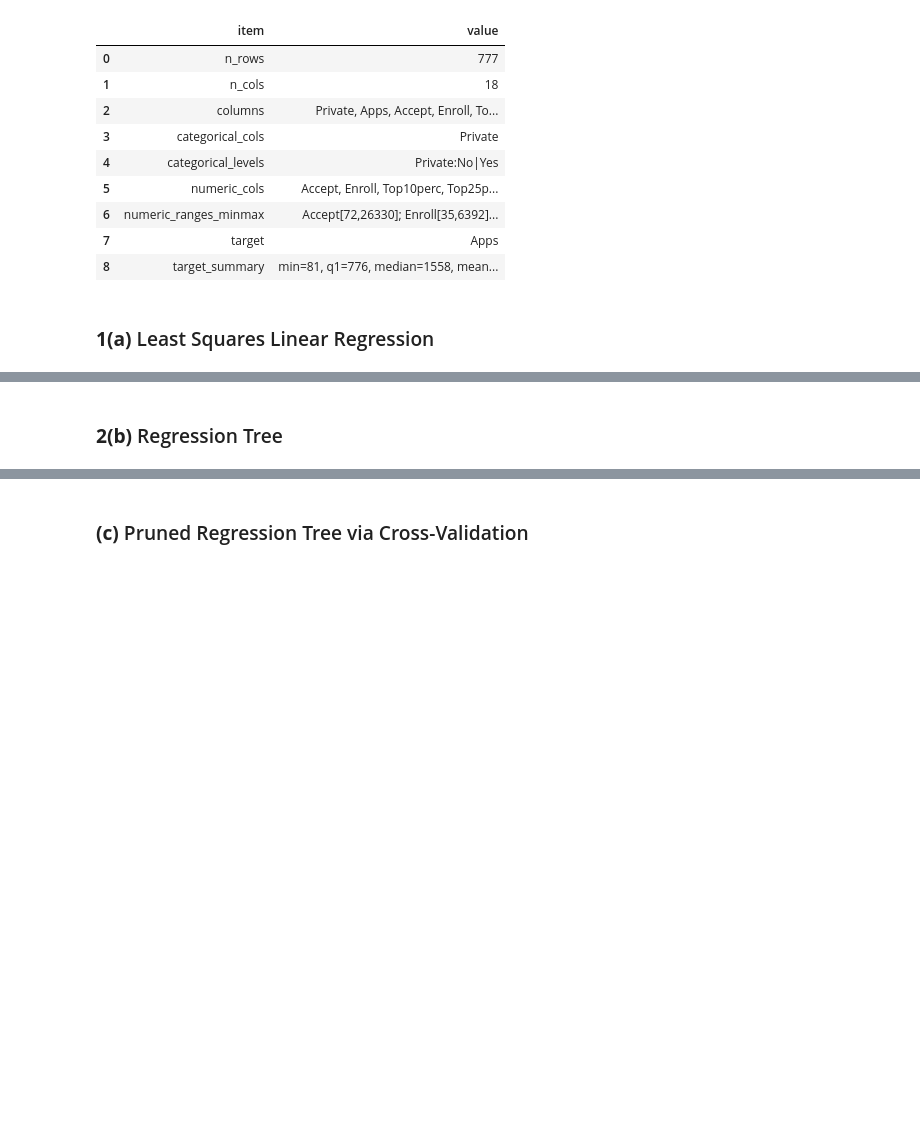
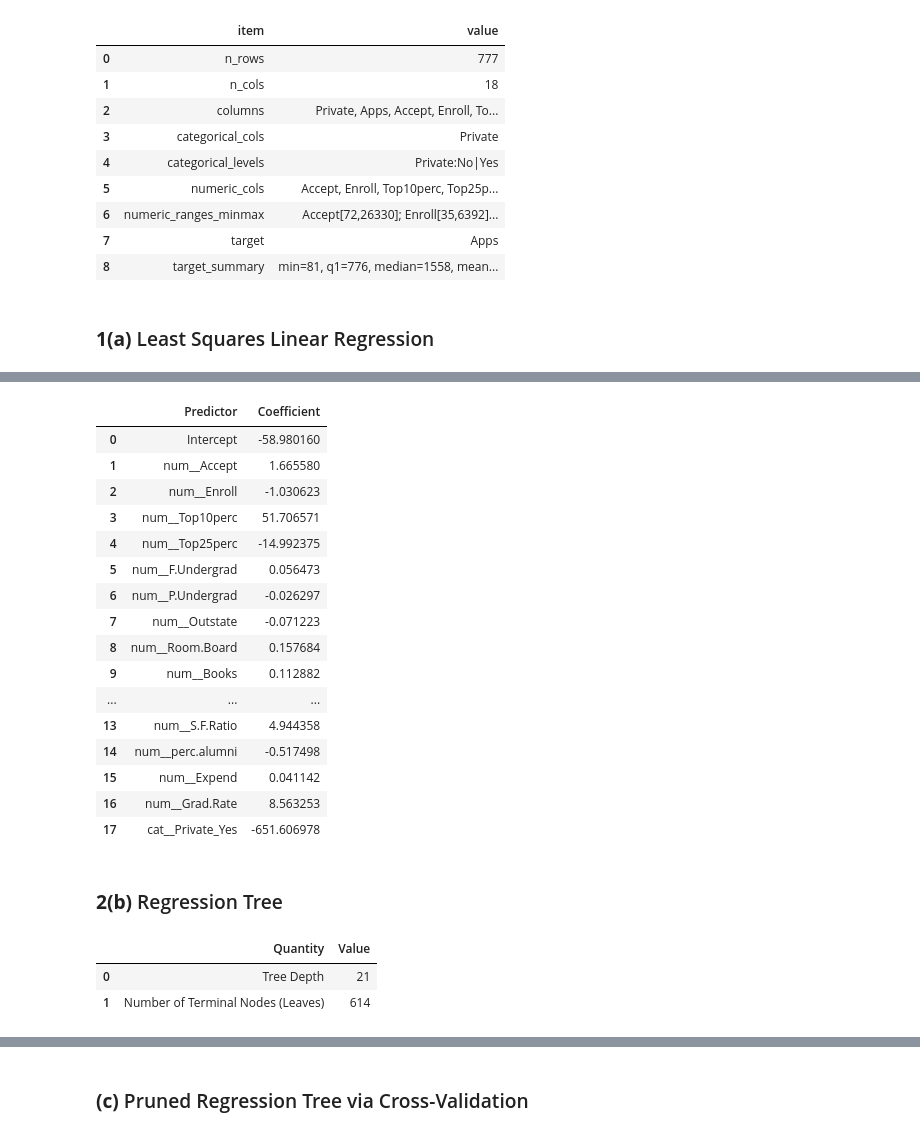
Before and after one commit to etoobian/STAT587_DS1_HW2, a Jupyter notebook: notebooks/STAT587_HW2.ipynb, the cells around one changed output, grey strips where cells are left out. Saved outputs shown, nothing was run; the diff lists cells and outputs as text; code cells hidden in the pictures; blank space fills up the shorter version.

```diff
--- a/notebooks/STAT587_HW2.ipynb
+++ b/notebooks/STAT587_HW2.ipynb
@@ -437,31 +435,52 @@ Test  RMSE:  1221.6559986506354
 # %%
 # Extract fitted linear model
 q1a_lr = q1a_lm.named_steps["model"]
 
 # Get feature names after preprocessing
 q1a_feature_names = q1a_lm.named_steps["preprocess"].get_feature_names_out()
 
 # Build coefficient table
 q1a_coef_tbl = pd.DataFrame(
     {
         "Predictor": ["Intercept"] + q1a_feature_names.tolist(),
         "Coefficient": np.concatenate(([q1a_lr.intercept_], q1a_lr.coef_)),
     }
 )
 
 # Sanity check
 assert q1a_coef_tbl.shape[0] == len(q1a_lr.coef_) + 1
 
 # Optionally save Coefficient Table
 _ = save_tex_table(
     q1a_coef_tbl,
     "q1a_lm_coefficients.tex",
     caption="Estimated coefficients for the least squares linear regression model predicting number of applications.",
     label="tab:q1a-lm-coefficients",
     float_fmt="%.4f",
     index=False,
     escape_underscore_cols=("Predictor",),
 )
+
+if VERBOSE:
+    display(q1a_coef_tbl)
+# %% [output]
+|  | Predictor | Coefficient |
+| 0 | Intercept | -58.980160 |
+| 1 | num__Accept | 1.665580 |
+| 2 | num__Enroll | -1.030623 |
+| 3 | num__Top10perc | 51.706571 |
+| 4 | num__Top25perc | -14.992375 |
+| 5 | num__F.Undergrad | 0.056473 |
+| 6 | num__P.Undergrad | -0.026297 |
+| 7 | num__Outstate | -0.071223 |
+| 8 | num__Room.Board | 0.157684 |
+| 9 | num__Books | 0.112882 |
+| ... | ... | ... |
+| 13 | num__S.F.Ratio | 4.944358 |
+| 14 | num__perc.alumni | -0.517498 |
+| 15 | num__Expend | 0.041142 |
+| 16 | num__Grad.Rate | 8.563253 |
+| 17 | cat__Private_Yes | -651.606978 |
 # %% [markdown]
 ### **2(b)** Regression Tree
 # %%
@@ -512,2 +507,30 @@ q1b_tree_summary_tex = wrap_table(
+# %%
+# Tree size summary
+q1b_model = q1b_tree.named_steps["model"]
+q1b_depth = q1b_model.get_depth()
+q1b_n_leaves = int(q1b_model.get_n_leaves())
+
+q1b_tree_summary_tbl = pd.DataFrame(
+    {
+        "Quantity": ["Tree Depth", "Number of Terminal Nodes (Leaves)"],
+        "Value": [q1b_depth, q1b_n_leaves],
+    }
+)
+
+_ = save_tex_table(
+    q1b_tree_summary_tbl,
+    "q1b_tree_summary.tex",
+    caption="Summary of the unpruned regression tree fit for predicting applications.",
+    label="tab:q1b-tree-summary",
+    float_fmt=None,
+    index=False,
+)
+
+if VERBOSE:
+    display(q1b_tree_summary_tbl)
+# %% [output]
+|  | Quantity | Value |
+| 0 | Tree Depth | 21 |
+| 1 | Number of Terminal Nodes (Leaves) | 614 |
 # %%
 q1b_mse_tbl = pd.DataFrame(
```
Also changed, not shown: parts of 12 cells of this notebook, 3 other files.
